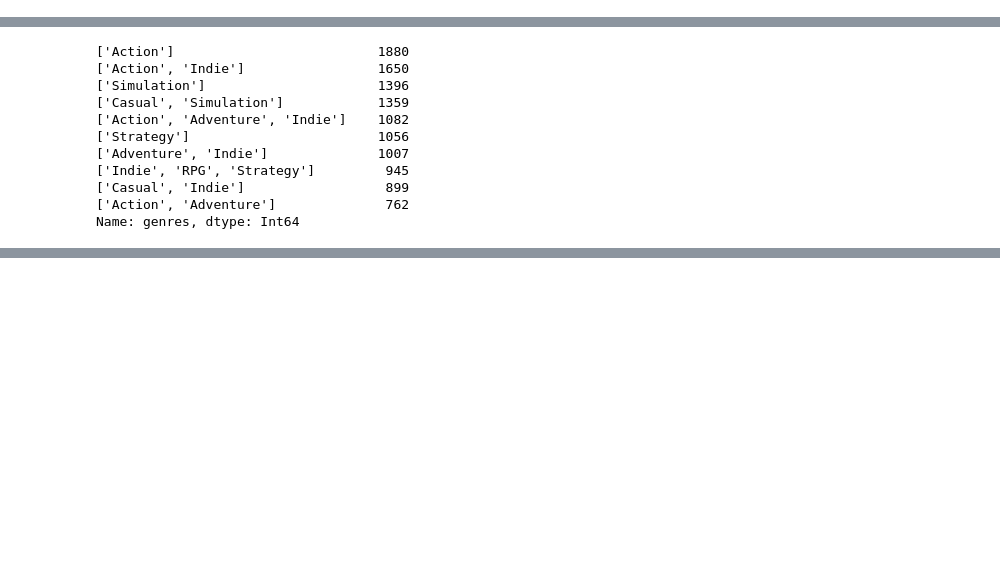
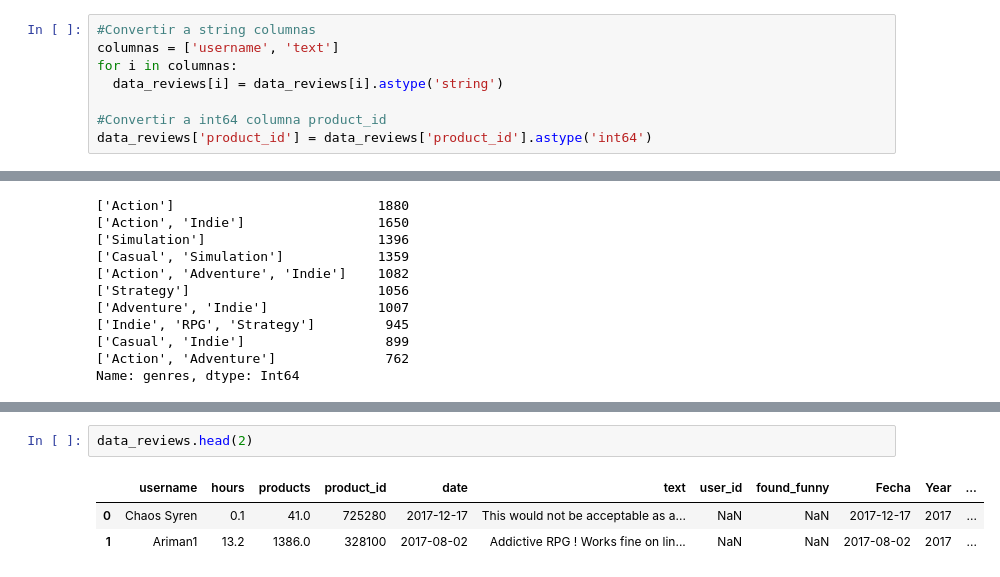
Before and after one commit to nestorjuarezR/Data_Science, a Jupyter notebook: Proyecto3.ipynb, the cells around one changed output, grey strips where cells are left out. Saved outputs shown, nothing was run; the diff lists cells and outputs as text; blank space fills up the shorter version.

```diff
--- a/Proyecto3.ipynb
+++ b/Proyecto3.ipynb
@@ -117,6 +150,14 @@ while i <= 9:
 --> Warframe
 --> DayZ
 --> Robocraft
+# %%
+#Convertir a string columnas
+columnas = ['username', 'text']
+for i in columnas:
+  data_reviews[i] = data_reviews[i].astype('string')
+
+#Convertir a int64 columna product_id
+data_reviews['product_id'] = data_reviews['product_id'].astype('int64')
 # %%
 #Conversion a tipo datetime64
 data_reviews['Fecha'] = pd.to_datetime(data_reviews['date'])
@@ -261,0 +310,6 @@ Name: genres, dtype: Int64
+# %%
+data_reviews.head(2)
+# %% [output]
+|  | username | hours | products | product_id | date | text | user_id | found_funny | Fecha | Year | ... |
+| 0 | Chaos Syren | 0.1 | 41.0 | 725280 | 2017-12-17 | This would not be acceptable as a... | NaN | NaN | 2017-12-17 | 2017 | ... |
+| 1 | Ariman1 | 13.2 | 1386.0 | 328100 | 2017-08-02 | Addictive RPG ! Works fine on lin... | NaN | NaN | 2017-08-02 | 2017 | ... |
```
Also changed, not shown: parts of 30 cells of this notebook.
